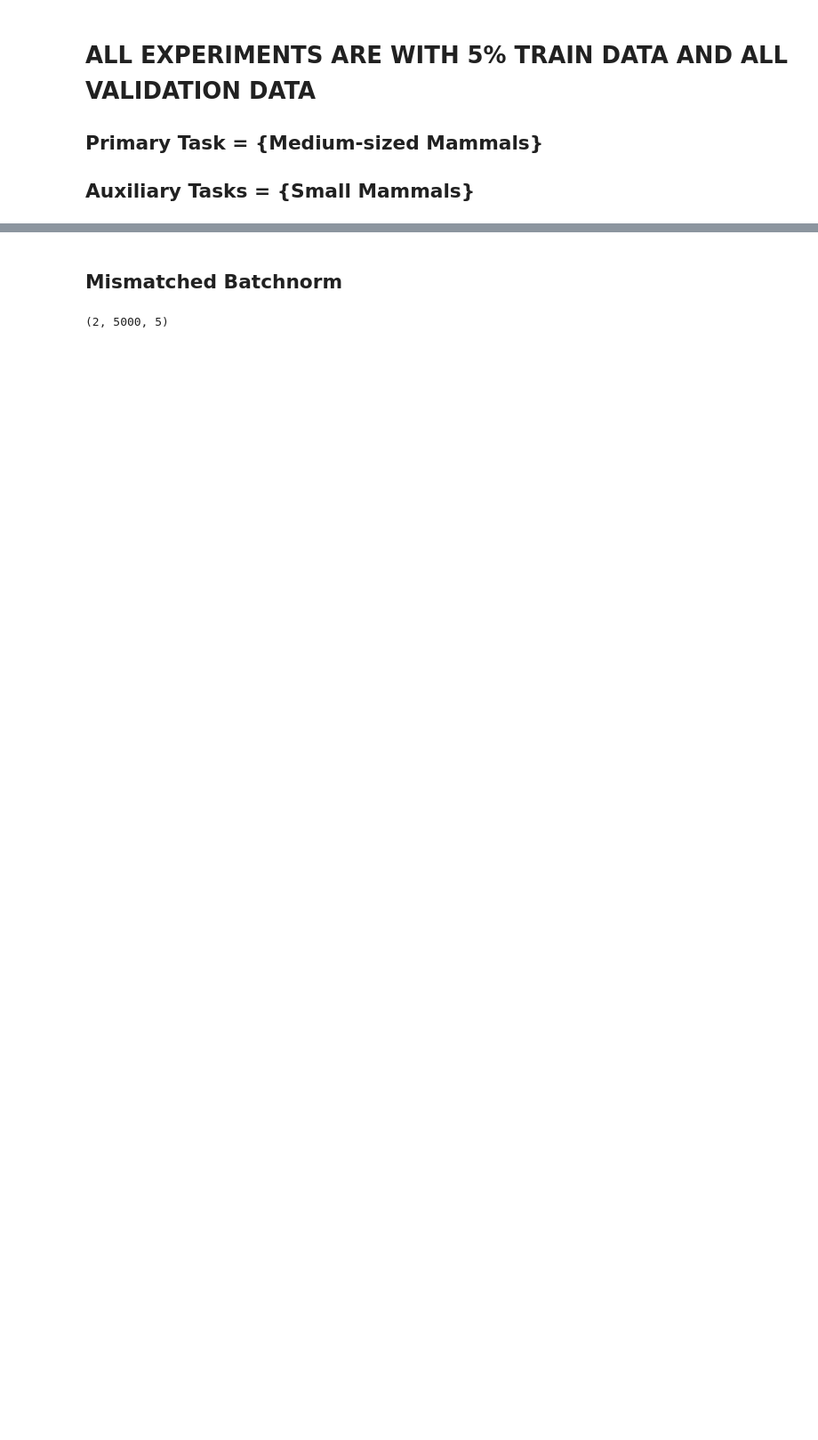
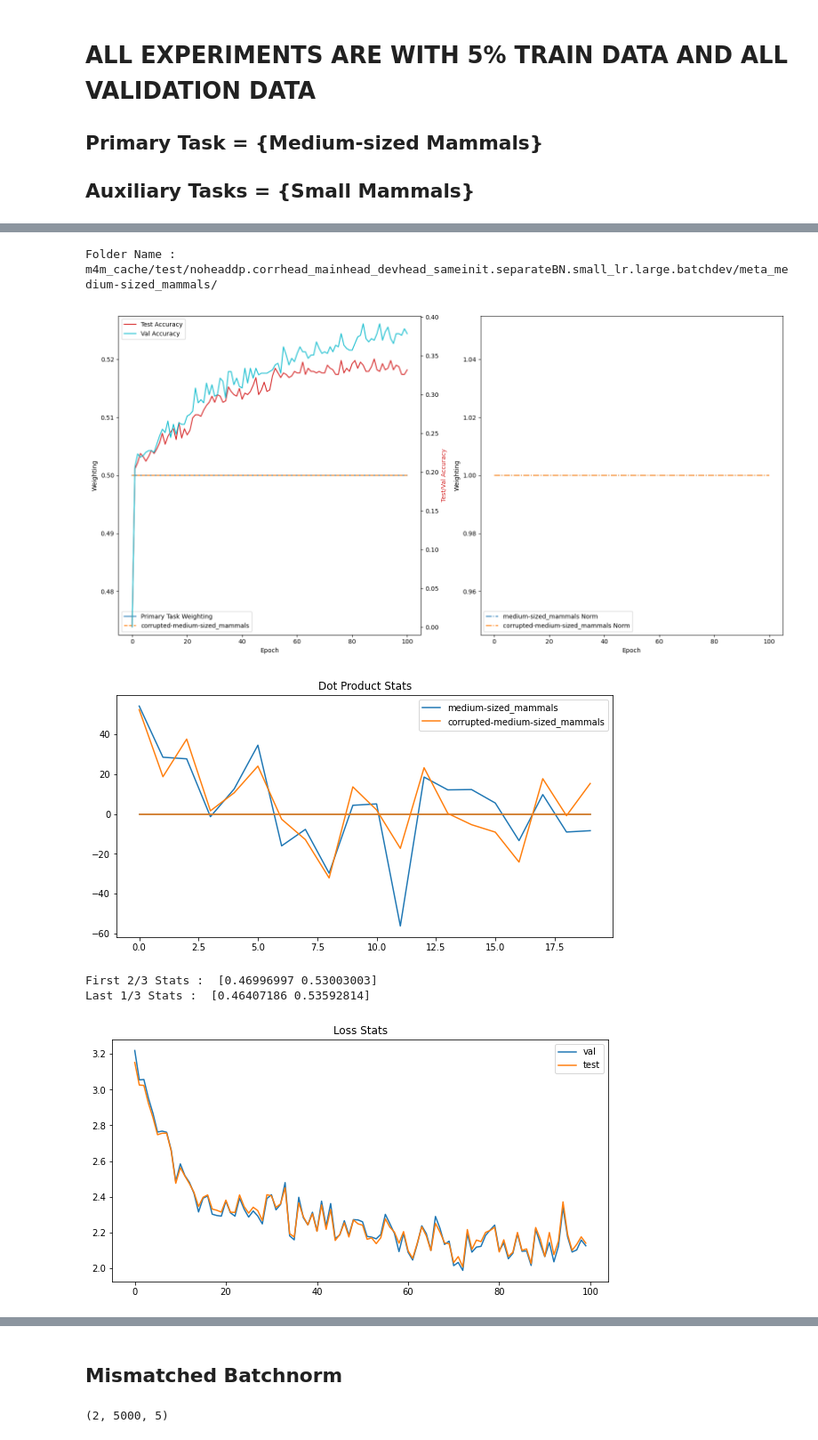
Before and after one commit to ldery/metalearning-for-multitask-pretraining, a Jupyter notebook: small_data_explore.ipynb, the cells around one changed output, grey strips where cells are left out. Shown at 89% size. Cells and saved outputs as stored; diff of their text form; code cells hidden in the pictures; blank space fills up the shorter version.

```diff
--- a/small_data_explore.ipynb
+++ b/small_data_explore.ipynb
@@ -11,0 +92,10 @@ from utils import *
+# %%
+fldr = 'm4m_cache/test/noheaddp.corrhead_mainhead_devhead_sameinit.separateBN.small_lr.large.batchdev/meta_medium-sized_mammals/'
+display_fldr(fldr, inner_key='*')
+# %% [output]
+Folder Name :  m4m_cache/test/noheaddp.corrhead_mainhead_devhead_sameinit.separateBN.small_lr.large.batchdev/meta_medium-sized_mammals/
+[figure, added]
+[figure, added]
+First 2/3 Stats :  [0.46996997 0.53003003]
+Last 1/3 Stats :  [0.46407186 0.53592814]
+[figure, added]
```
Also changed, not shown: parts of 9 cells of this notebook.
